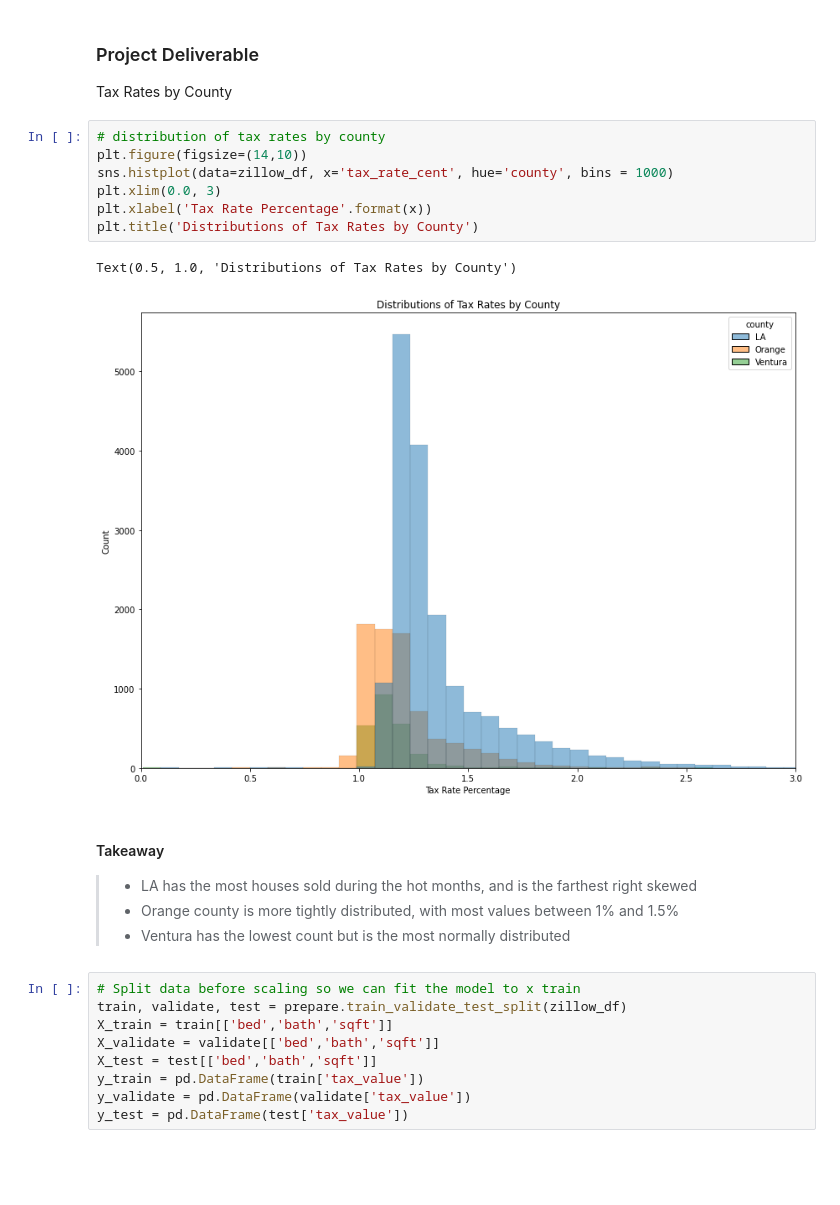
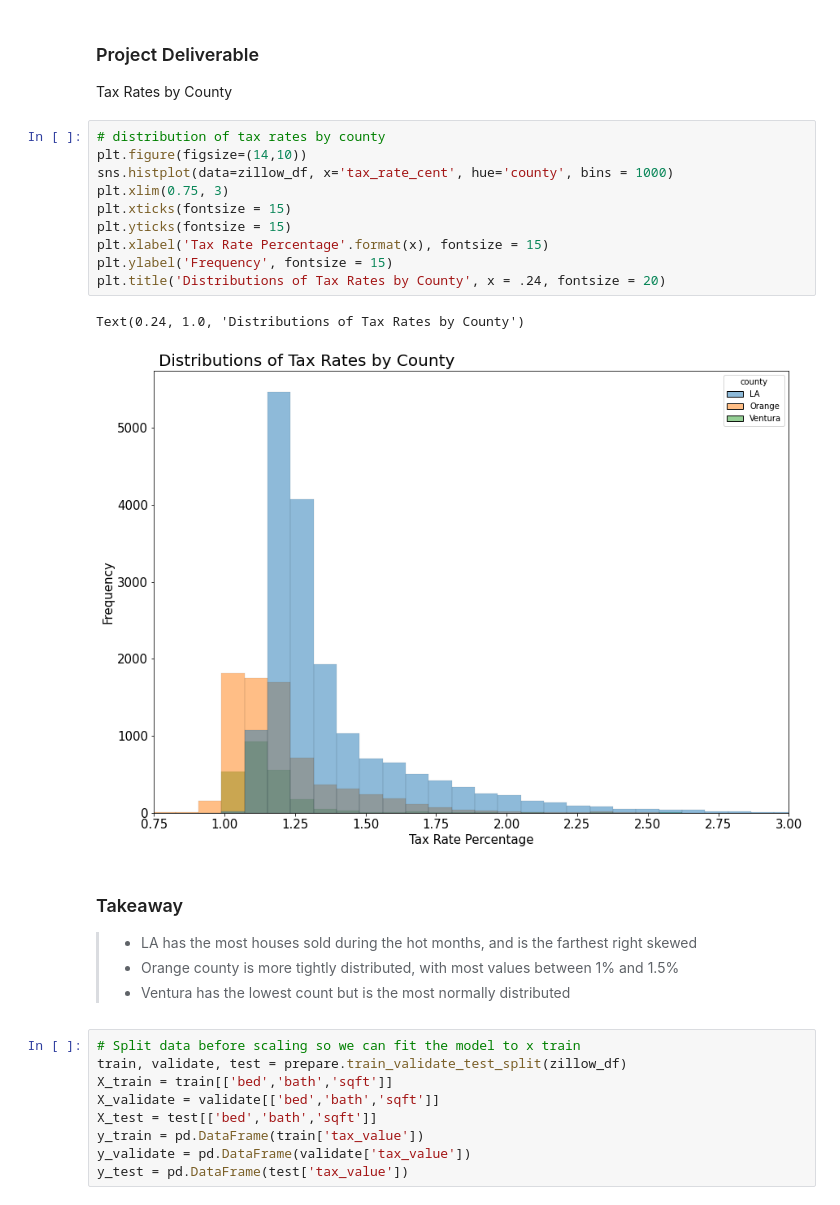
Before and after one commit to parkervoit/zillow-regression-project, a Jupyter notebook: Final_Notebook.ipynb, the cells around one changed output. Cells and saved outputs as stored; diff of their text form; blank space fills up the shorter version.

```diff
--- a/Final_Notebook.ipynb
+++ b/Final_Notebook.ipynb
@@ -138,15 +138,18 @@ Tax Rates by County
 # %%
 # distribution of tax rates by county
 plt.figure(figsize=(14,10))
 sns.histplot(data=zillow_df, x='tax_rate_cent', hue='county', bins = 1000)
-plt.xlim(0.0, 3)
-plt.xlabel('Tax Rate Percentage'.format(x))
-plt.title('Distributions of Tax Rates by County')
+plt.xlim(0.75, 3)
+plt.xticks(fontsize = 15)
+plt.yticks(fontsize = 15)
+plt.xlabel('Tax Rate Percentage'.format(x), fontsize = 15)
+plt.ylabel('Frequency', fontsize = 15)
+plt.title('Distributions of Tax Rates by County', x = .24, fontsize = 20)
 # %% [output]
-Text(0.5, 1.0, 'Distributions of Tax Rates by County')
+Text(0.24, 1.0, 'Distributions of Tax Rates by County')
-[figure, old version]
+[figure, new version]
 # %% [markdown]
-#### Takeaway
+### Takeaway
 > - LA has the most houses sold during the hot months, and is the farthest right skewed
 > - Orange county is more tightly distributed, with most values between 1% and 1.5%
 > - Ventura has the lowest count but is the most normally distributed
```
Also changed, not shown: parts of 8 cells of this notebook, 5 other files.
